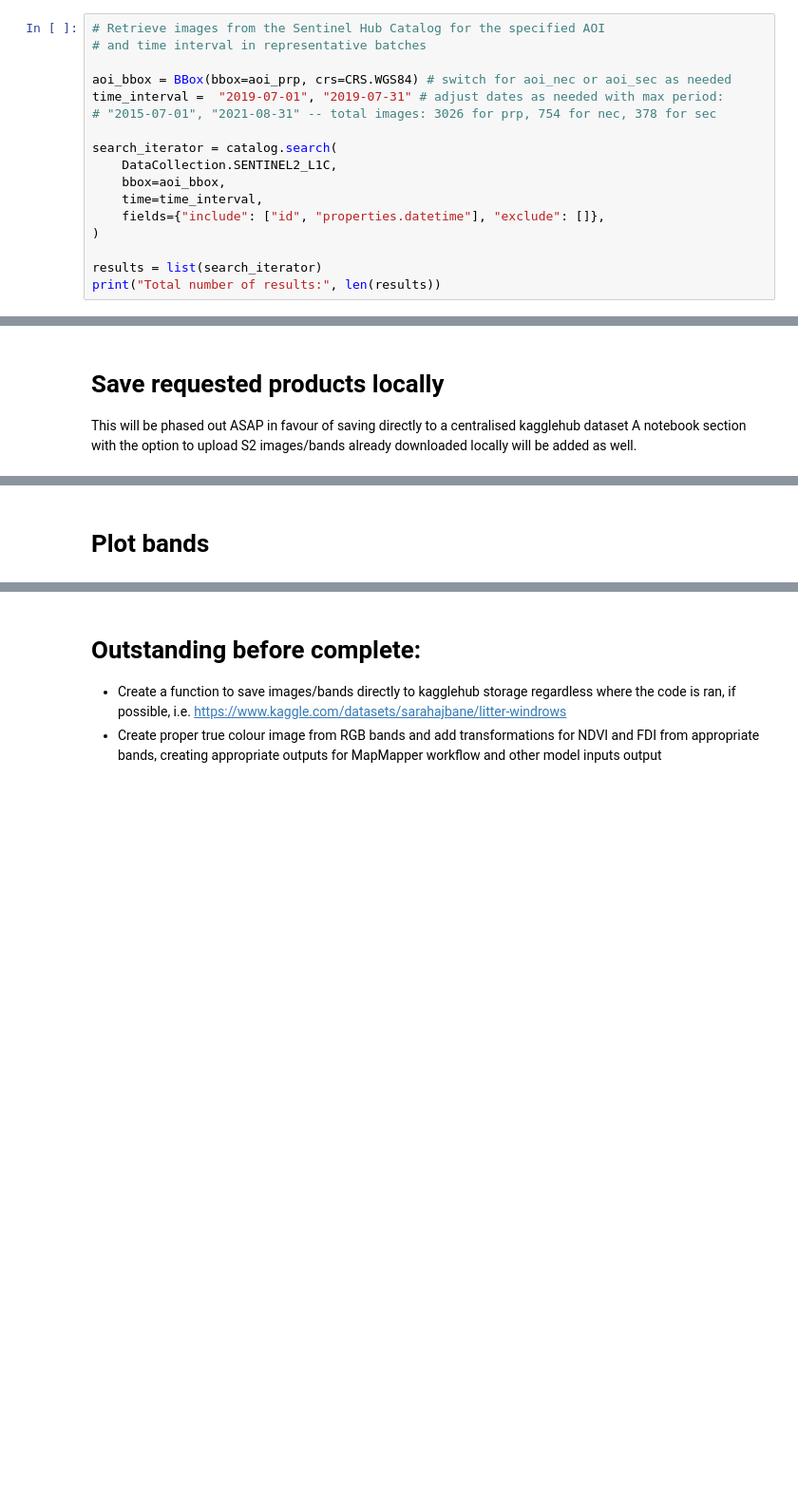
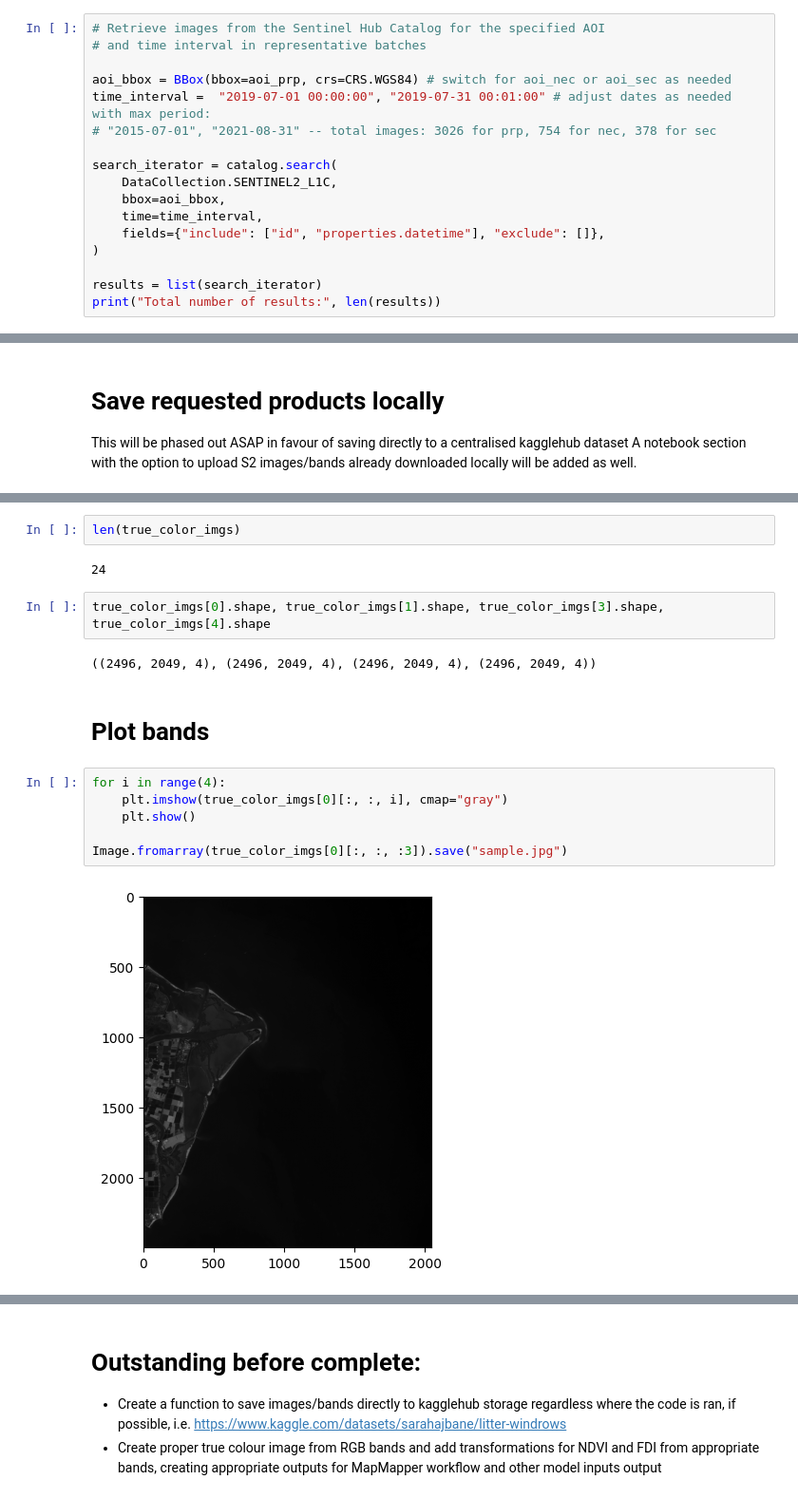
Before and after one commit to sagarbpatel31/Sagar_TriesteItalyChapter_PlasticDebrisDetection, a Jupyter notebook: task2-data-collection/Sentinel2L1C_download_matching_litterrows/S2MSI_dataspace_extraction.ipynb, the cells around one changed output, grey strips where cells are left out. Shown at 95% size. Cells and saved outputs as stored; diff of their text form; blank space fills up the shorter version.

Commit message:
minor updates to image extraction and plotting

```diff
--- a/task2-data-collection/Sentinel2L1C_download_matching_litterrows/S2MSI_dataspace_extraction.ipynb
+++ b/task2-data-collection/Sentinel2L1C_download_matching_litterrows/S2MSI_dataspace_extraction.ipynb
@@ -139,7 +140,7 @@ catalog = SentinelHubCatalog(config=config)
 # and time interval in representative batches
 
 aoi_bbox = BBox(bbox=aoi_prp, crs=CRS.WGS84) # switch for aoi_nec or aoi_sec as needed
-time_interval =  "2019-07-01", "2019-07-31" # adjust dates as needed with max period:
+time_interval =  "2019-07-01 00:00:00", "2019-07-31 00:01:00" # adjust dates as needed with max period:
 # "2015-07-01", "2021-08-31" -- total images: 3026 for prp, 754 for nec, 378 for sec
 
 search_iterator = catalog.search(
@@ -304,2 +323,18 @@ for result in new_results:
+# %%
+len(true_color_imgs)
+# %% [output]
+24
+# %%
+true_color_imgs[0].shape, true_color_imgs[1].shape, true_color_imgs[3].shape, true_color_imgs[4].shape
+# %% [output]
+((2496, 2049, 4), (2496, 2049, 4), (2496, 2049, 4), (2496, 2049, 4))
 # %% [markdown]
 # Plot bands
+# %%
+for i in range(4):
+    plt.imshow(true_color_imgs[0][:, :, i], cmap="gray")
+    plt.show()
+
+Image.fromarray(true_color_imgs[0][:, :, :3]).save("sample.jpg")
+# %% [output]
+[figure, added]
```
Also changed, not shown: parts of 22 cells of this notebook, 3 other files.
